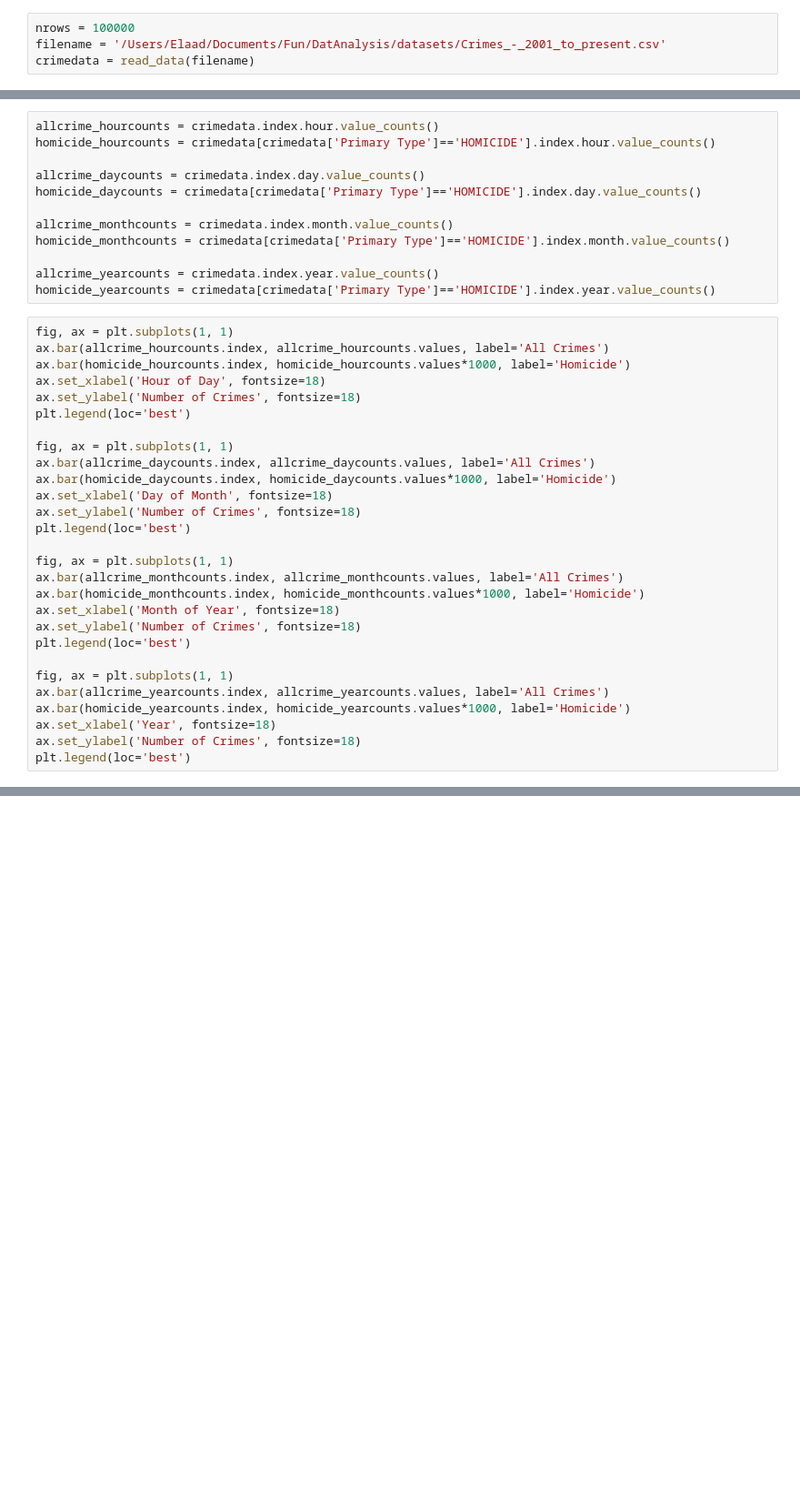
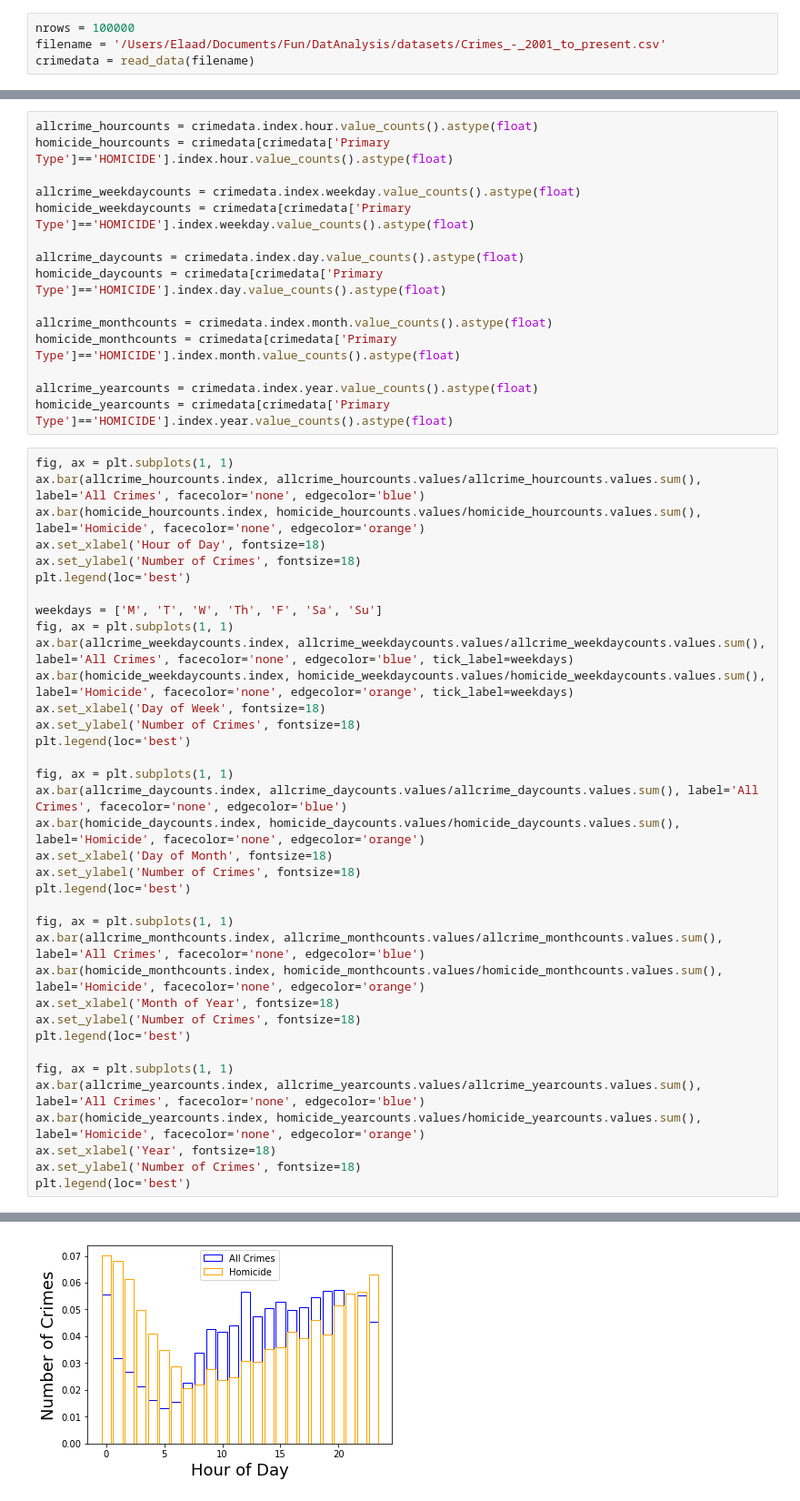
Before and after one commit to emapple/chicago-crime, a Jupyter notebook: Chicago-crime.ipynb, the cells around one changed output, grey strips where cells are left out. Shown: that part at 91% size. Saved outputs shown, nothing was run; the diff lists cells and outputs as text; blank space fills up the shorter version.

```diff
--- a/Chicago-crime.ipynb
+++ b/Chicago-crime.ipynb
@@ -18,40 +24,52 @@ crimedata = read_data(filename)
 # %%
-allcrime_hourcounts = crimedata.index.hour.value_counts()
-homicide_hourcounts = crimedata[crimedata['Primary Type']=='HOMICIDE'].index.hour.value_counts()
+allcrime_hourcounts = crimedata.index.hour.value_counts().astype(float)
+homicide_hourcounts = crimedata[crimedata['Primary Type']=='HOMICIDE'].index.hour.value_counts().astype(float)
 
-allcrime_daycounts = crimedata.index.day.value_counts()
-homicide_daycounts = crimedata[crimedata['Primary Type']=='HOMICIDE'].index.day.value_counts()
+allcrime_weekdaycounts = crimedata.index.weekday.value_counts().astype(float)
+homicide_weekdaycounts = crimedata[crimedata['Primary Type']=='HOMICIDE'].index.weekday.value_counts().astype(float)
 
-allcrime_monthcounts = crimedata.index.month.value_counts()
-homicide_monthcounts = crimedata[crimedata['Primary Type']=='HOMICIDE'].index.month.value_counts()
+allcrime_daycounts = crimedata.index.day.value_counts().astype(float)
+homicide_daycounts = crimedata[crimedata['Primary Type']=='HOMICIDE'].index.day.value_counts().astype(float)
 
-allcrime_yearcounts = crimedata.index.year.value_counts()
-homicide_yearcounts = crimedata[crimedata['Primary Type']=='HOMICIDE'].index.year.value_counts()
+allcrime_monthcounts = crimedata.index.month.value_counts().astype(float)
+homicide_monthcounts = crimedata[crimedata['Primary Type']=='HOMICIDE'].index.month.value_counts().astype(float)
+
+allcrime_yearcounts = crimedata.index.year.value_counts().astype(float)
+homicide_yearcounts = crimedata[crimedata['Primary Type']=='HOMICIDE'].index.year.value_counts().astype(float)
 # %%
 fig, ax = plt.subplots(1, 1)
-ax.bar(allcrime_hourcounts.index, allcrime_hourcounts.values, label='All Crimes')
-ax.bar(homicide_hourcounts.index, homicide_hourcounts.values*1000, label='Homicide')
+ax.bar(allcrime_hourcounts.index, allcrime_hourcounts.values/allcrime_hourcounts.values.sum(), label='All Crimes', facecolor='none', edgecolor='blue')
+ax.bar(homicide_hourcounts.index, homicide_hourcounts.values/homicide_hourcounts.values.sum(), label='Homicide', facecolor='none', edgecolor='orange')
 ax.set_xlabel('Hour of Day', fontsize=18)
 ax.set_ylabel('Number of Crimes', fontsize=18)
 plt.legend(loc='best')
 
+weekdays = ['M', 'T', 'W', 'Th', 'F', 'Sa', 'Su']
 fig, ax = plt.subplots(1, 1)
-ax.bar(allcrime_daycounts.index, allcrime_daycounts.values, label='All Crimes')
-ax.bar(homicide_daycounts.index, homicide_daycounts.values*1000, label='Homicide')
+ax.bar(allcrime_weekdaycounts.index, allcrime_weekdaycounts.values/allcrime_weekdaycounts.values.sum(), label='All Crimes', facecolor='none', edgecolor='blue', tick_label=weekdays)
+ax.bar(homicide_weekdaycounts.index, homicide_weekdaycounts.values/homicide_weekdaycounts.values.sum(), label='Homicide', facecolor='none', edgecolor='orange', tick_label=weekdays)
+ax.set_xlabel('Day of Week', fontsize=18)
+ax.set_ylabel('Number of Crimes', fontsize=18)
+plt.legend(loc='best')
+
+fig, ax = plt.subplots(1, 1)
+ax.bar(allcrime_daycounts.index, allcrime_daycounts.values/allcrime_daycounts.values.sum(), label='All Crimes', facecolor='none', edgecolor='blue')
+ax.bar(homicide_daycounts.index, homicide_daycounts.values/homicide_daycounts.values.sum(), label='Homicide', facecolor='none', edgecolor='orange')
 ax.set_xlabel('Day of Month', fontsize=18)
 ax.set_ylabel('Number of Crimes', fontsize=18)
 plt.legend(loc='best')
 
 fig, ax = plt.subplots(1, 1)
-ax.bar(allcrime_monthcounts.index, allcrime_monthcounts.values, label='All Crimes')
-ax.bar(homicide_monthcounts.index, homicide_monthcounts.values*1000, label='Homicide')
+ax.bar(allcrime_monthcounts.index, allcrime_monthcounts.values/allcrime_monthcounts.values.sum(), label='All Crimes', facecolor='none', edgecolor='blue')
+ax.bar(homicide_monthcounts.index, homicide_monthcounts.values/homicide_monthcounts.values.sum(), label='Homicide', facecolor='none', edgecolor='orange')
 ax.set_xlabel('Month of Year', fontsize=18)
 ax.set_ylabel('Number of Crimes', fontsize=18)
 plt.legend(loc='best')
 
 fig, ax = plt.subplots(1, 1)
-ax.bar(allcrime_yearcounts.index, allcrime_yearcounts.values, label='All Crimes')
-ax.bar(homicide_yearcounts.index, homicide_yearcounts.values*1000, label='Homicide')
+ax.bar(allcrime_yearcounts.index, allcrime_yearcounts.values/allcrime_yearcounts.values.sum(), label='All Crimes', facecolor='none', edgecolor='blue')
+ax.bar(homicide_yearcounts.index, homicide_yearcounts.values/homicide_yearcounts.values.sum(), label='Homicide', facecolor='none', edgecolor='orange')
 ax.set_xlabel('Year', fontsize=18)
 ax.set_ylabel('Number of Crimes', fontsize=18)
 plt.legend(loc='best')
+# %% [output]
@@ -57,0 +77 @@ plt.legend(loc='best')
+[figure, added]
```
Also changed, not shown: parts of 9 cells of this notebook.
